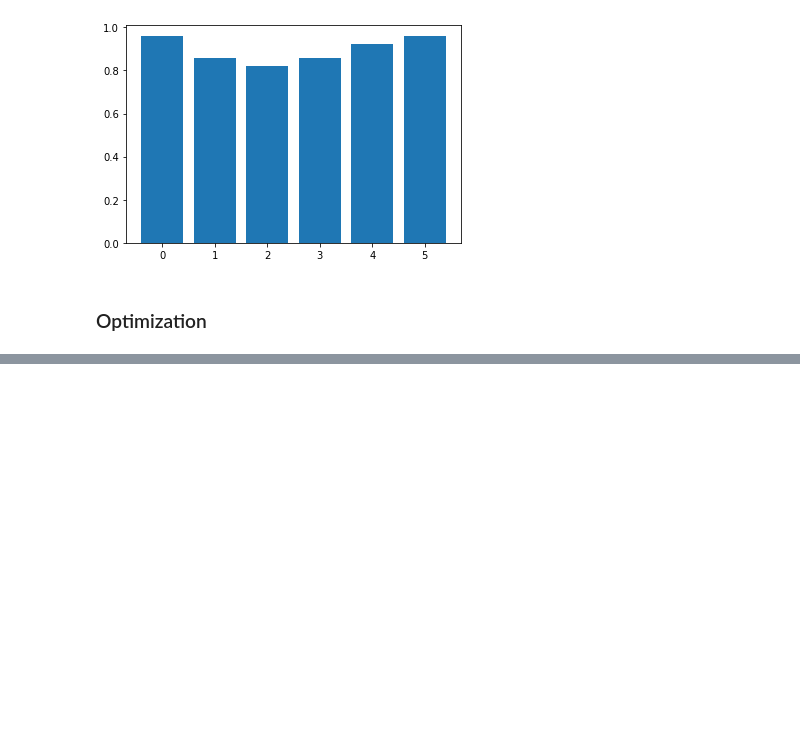
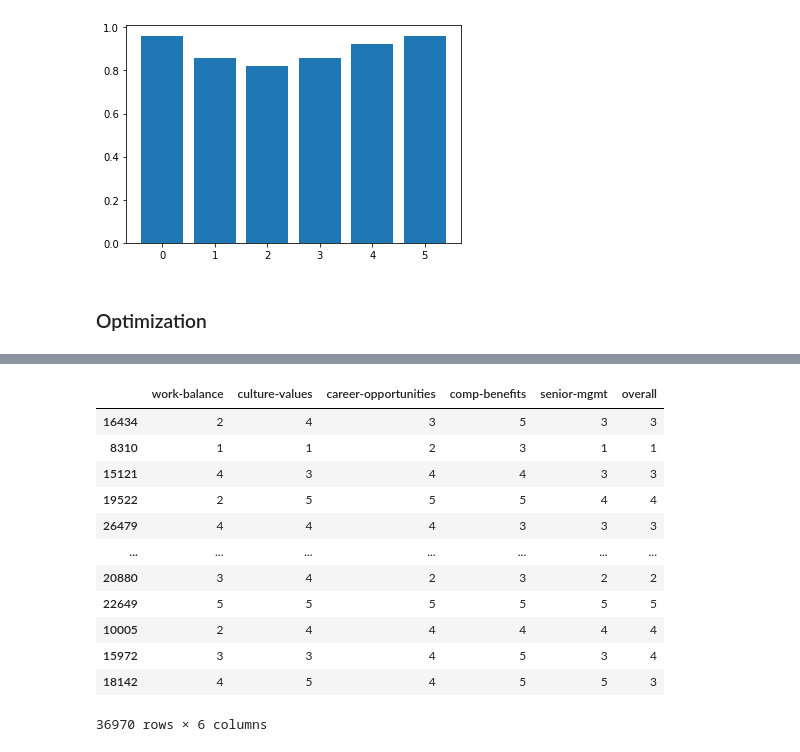
Before and after one commit to theresa-sporn/WorkforceSentimentMonitoring, a Jupyter notebook: notebooks/alvaro_model_prototype.ipynb, the cells around one changed output, grey strips where cells are left out. Cells and saved outputs as stored; diff of their text form; code cells hidden in the pictures; blank space fills up the shorter version.

```diff
--- a/notebooks/alvaro_model_prototype.ipynb
+++ b/notebooks/alvaro_model_prototype.ipynb
@@ -325,0 +370,7 @@ df.head()
+# %%
+df[text_columns] = df[text_columns].astype('U').applymap(preprocessing)
+# %%
+df = df[['summary', 'positives', 'negatives', 'advice_to_mgmt', 'review',
+        'work-balance','culture-values', 'career-opportunities', 'comp-benefits',
+        'senior-mgmt', 'overall', 'summary_length', 'postives_length',
+        'negatives_length', 'advice_length', 'review_length']]
@@ -325,0 +411,16 @@ df.head()
+# %%
+y_train
+# %% [output]
+|  | work-balance | culture-values | career-opportunities | comp-benefits | senior-mgmt | overall |
+| 16434 | 2 | 4 | 3 | 5 | 3 | 3 |
+| 8310 | 1 | 1 | 2 | 3 | 1 | 1 |
+| 15121 | 4 | 3 | 4 | 4 | 3 | 3 |
+| 19522 | 2 | 5 | 5 | 5 | 4 | 4 |
+| 26479 | 4 | 4 | 4 | 3 | 3 | 3 |
+| ... | ... | ... | ... | ... | ... | ... |
+| 20880 | 3 | 4 | 2 | 3 | 2 | 2 |
+| 22649 | 5 | 5 | 5 | 5 | 5 | 5 |
+| 10005 | 2 | 4 | 4 | 4 | 4 | 4 |
+| 15972 | 3 | 3 | 4 | 5 | 3 | 4 |
+| 18142 | 4 | 5 | 4 | 5 | 5 | 3 |
+36970 rows × 6 columns
```
Also changed, not shown: parts of 18 cells of this notebook.
